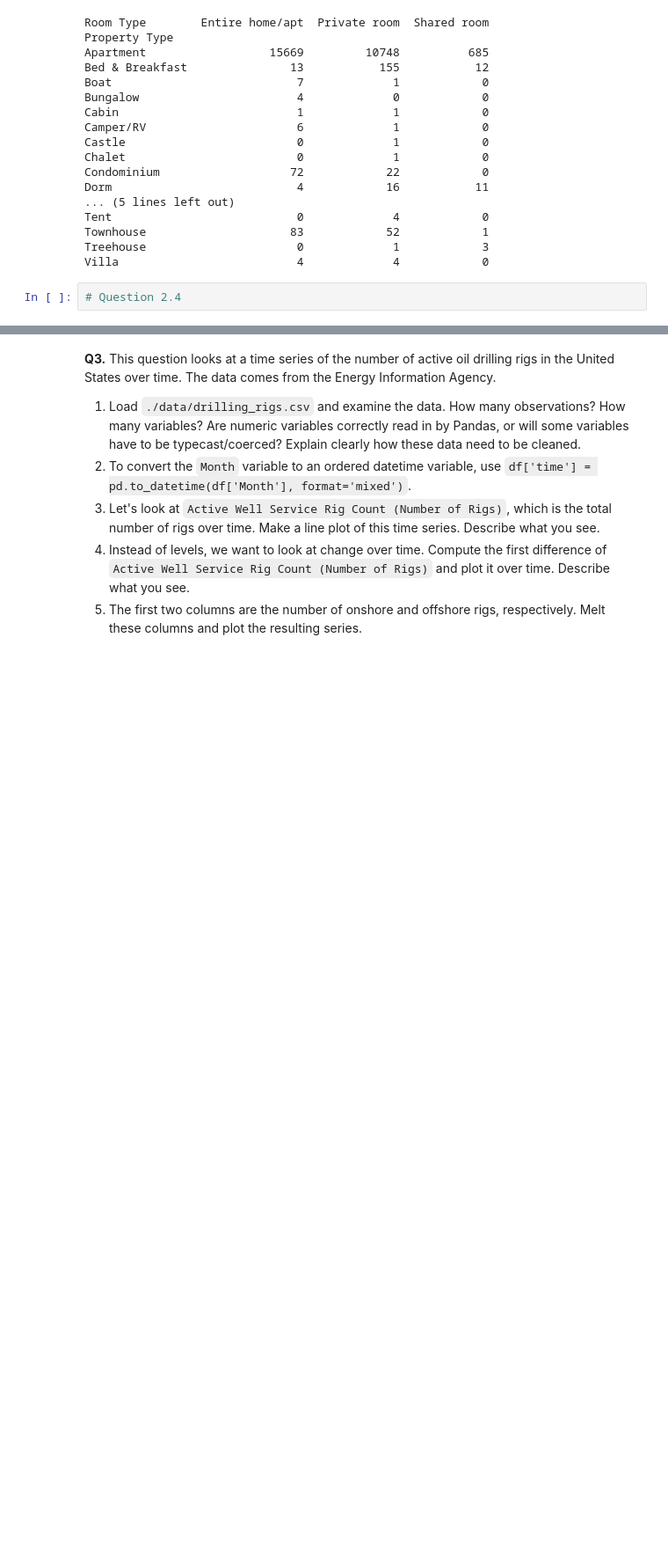
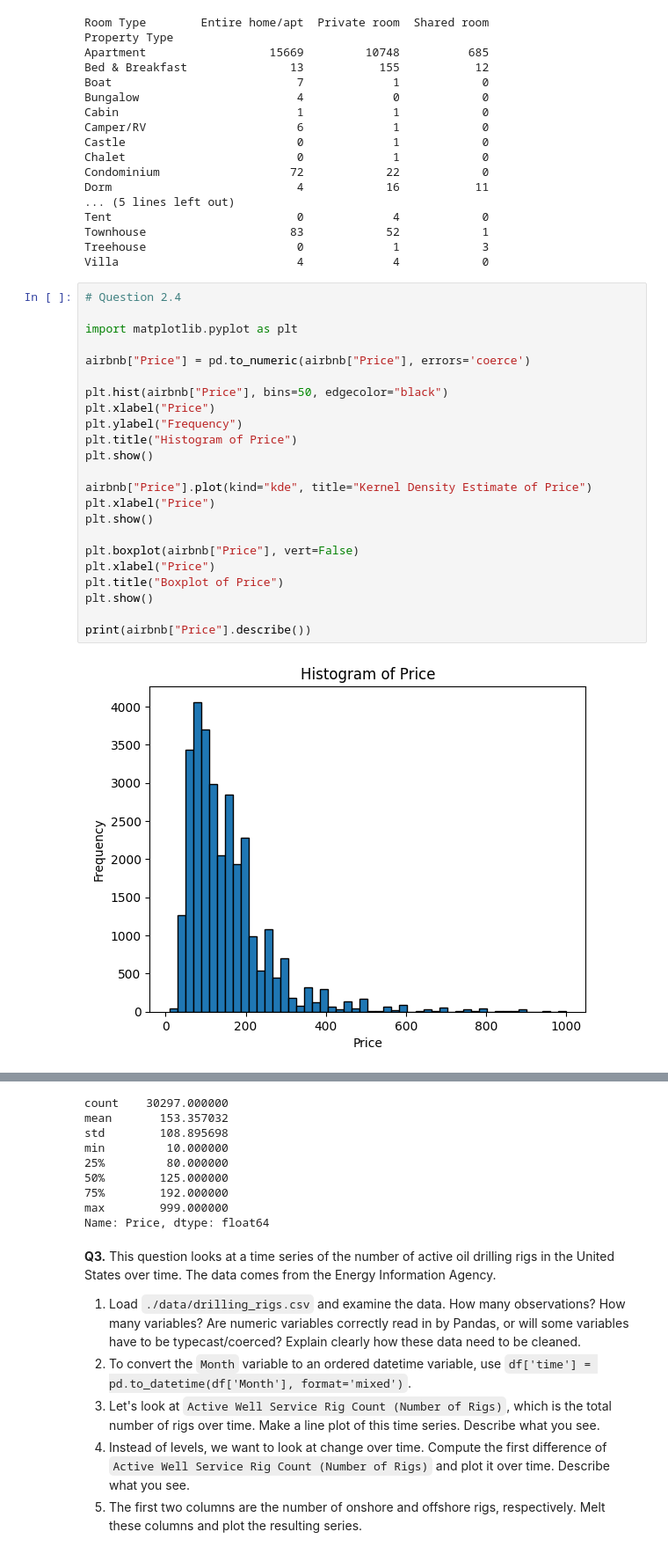
Before and after one commit to bburt26/eda_assignment, a Jupyter notebook: assignment.ipynb, the cells around one changed output, grey strips where cells are left out. Shown at 88% size. Drawn from its saved outputs; the diff is of its cells as text; blank space fills up the shorter version.

```diff
--- a/assignment.ipynb
+++ b/assignment.ipynb
@@ -96,5 +96,28 @@ Tent                           0             4            0
 Townhouse                     83            52            1
 Treehouse                      0             1            3
 Villa                          4             4            0
-# %%
-# Question 2.4
+# %%
+# Question 2.4
+
+import matplotlib.pyplot as plt
+
+airbnb["Price"] = pd.to_numeric(airbnb["Price"], errors='coerce')
+
+plt.hist(airbnb["Price"], bins=50, edgecolor="black")
+plt.xlabel("Price")
+plt.ylabel("Frequency")
+plt.title("Histogram of Price")
+plt.show()
+
+airbnb["Price"].plot(kind="kde", title="Kernel Density Estimate of Price")
+plt.xlabel("Price")
+plt.show()
+
+plt.boxplot(airbnb["Price"], vert=False)
+plt.xlabel("Price")
+plt.title("Boxplot of Price")
+plt.show()
+
+print(airbnb["Price"].describe())
+# %% [output]
+[figure, added]
@@ -101,3 +126,12 @@ Villa                          4             4            0
+count    30297.000000
+mean       153.357032
+std        108.895698
+min         10.000000
+25%         80.000000
+50%        125.000000
+75%        192.000000
+max        999.000000
+Name: Price, dtype: float64
 # %% [markdown]
 **Q3.** This question looks at a time series of the number of active oil drilling rigs in the United States over time. The data comes from the Energy Information Agency.
 
```
Also changed, not shown: parts of 1 cell of this notebook.
